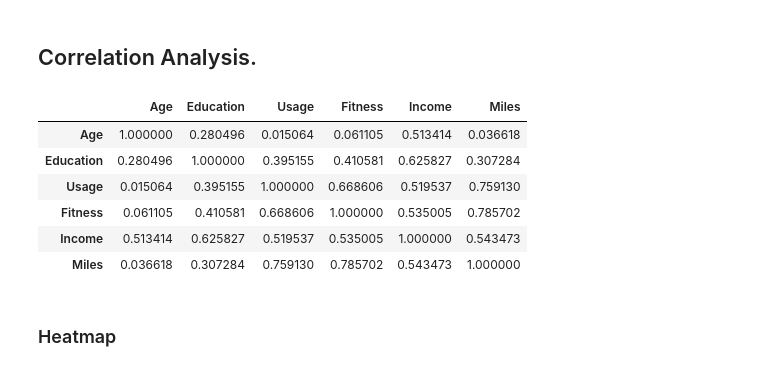
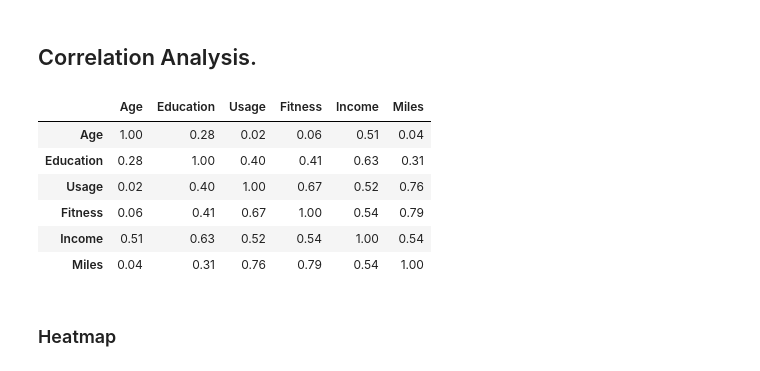
Before and after one commit to 2k4sm/aerofitAnalysis, a Jupyter notebook: aerofit_analysis.ipynb, the cells around one changed output. Saved outputs shown, nothing was run; the diff lists cells and outputs as text; code cells hidden in the pictures.

Commit message:
formating tables.

```diff
--- a/aerofit_analysis.ipynb
+++ b/aerofit_analysis.ipynb
@@ -645,15 +656,15 @@ sns.boxplot(data=df, x="Fitness", y="Gender")
 ## Correlation Analysis.
 # %%
 num_data = df.select_dtypes(include=np.number)
-num_data.corr()
+num_data.corr().round(2)
 # %% [output]
 |  | Age | Education | Usage | Fitness | Income | Miles |
-| Age | 1.000000 | 0.280496 | 0.015064 | 0.061105 | 0.513414 | 0.036618 |
-| Education | 0.280496 | 1.000000 | 0.395155 | 0.410581 | 0.625827 | 0.307284 |
-| Usage | 0.015064 | 0.395155 | 1.000000 | 0.668606 | 0.519537 | 0.759130 |
-| Fitness | 0.061105 | 0.410581 | 0.668606 | 1.000000 | 0.535005 | 0.785702 |
-| Income | 0.513414 | 0.625827 | 0.519537 | 0.535005 | 1.000000 | 0.543473 |
-| Miles | 0.036618 | 0.307284 | 0.759130 | 0.785702 | 0.543473 | 1.000000 |
+| Age | 1.00 | 0.28 | 0.02 | 0.06 | 0.51 | 0.04 |
+| Education | 0.28 | 1.00 | 0.40 | 0.41 | 0.63 | 0.31 |
+| Usage | 0.02 | 0.40 | 1.00 | 0.67 | 0.52 | 0.76 |
+| Fitness | 0.06 | 0.41 | 0.67 | 1.00 | 0.54 | 0.79 |
+| Income | 0.51 | 0.63 | 0.52 | 0.54 | 1.00 | 0.54 |
+| Miles | 0.04 | 0.31 | 0.76 | 0.79 | 0.54 | 1.00 |
 # %% [markdown]
 ### Heatmap
 # %%
```
Also changed, not shown: parts of 19 cells of this notebook.
